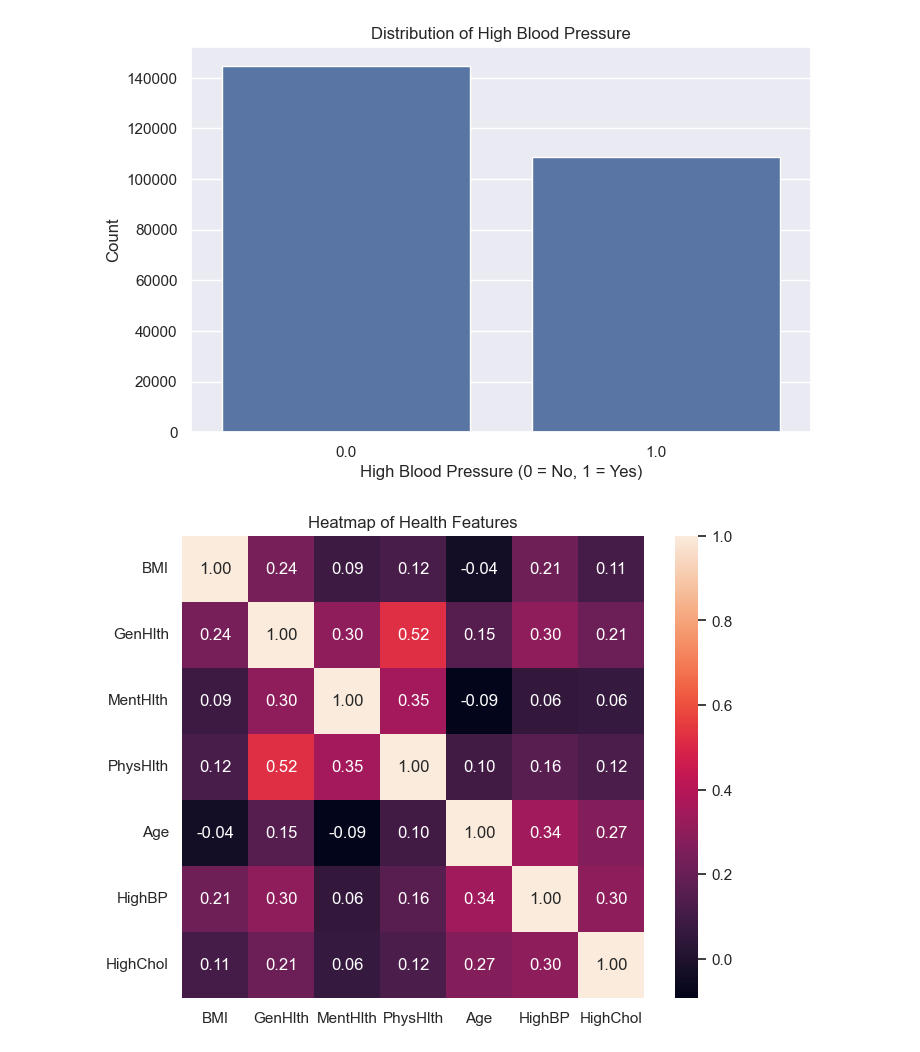
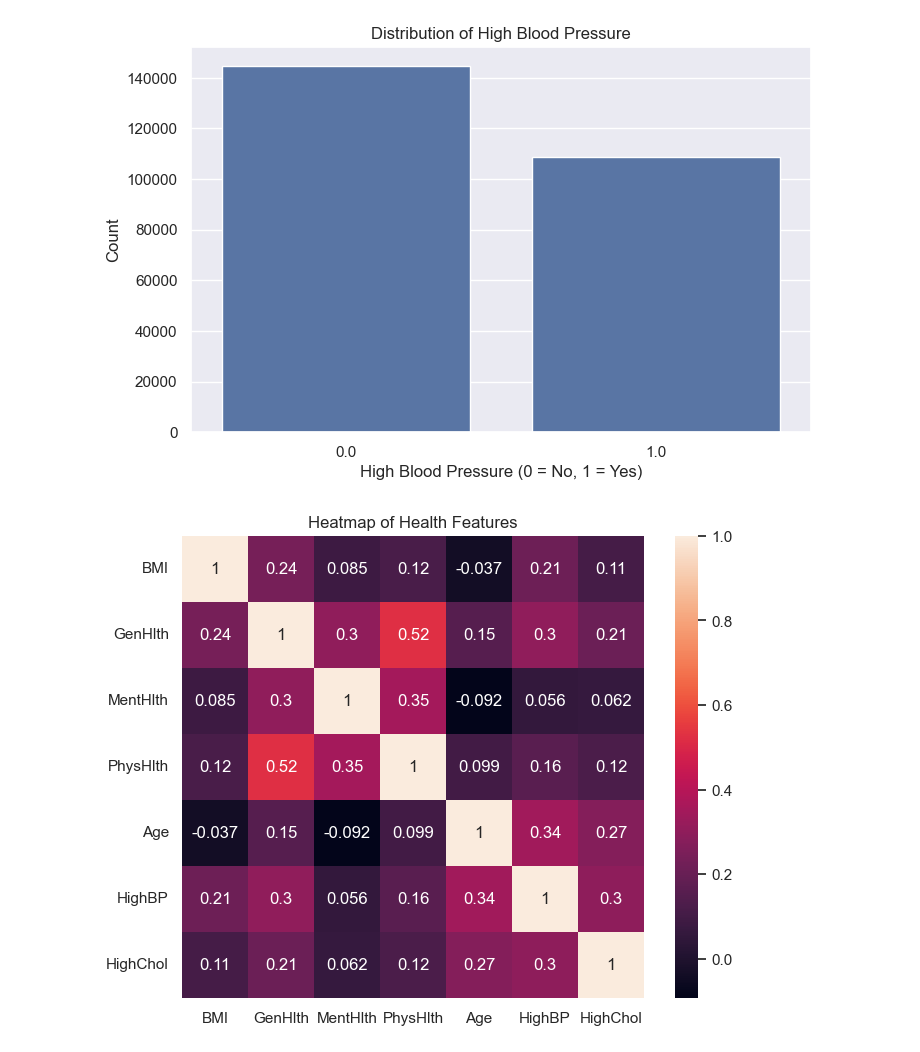
Before and after one commit to Ephab/University-ML, a Jupyter notebook: lab3/lab3.ipynb, the cells around one changed output. Saved outputs shown, nothing was run; the diff lists cells and outputs as text; code cells hidden in the pictures.

```diff
--- a/lab3/lab3.ipynb
+++ b/lab3/lab3.ipynb
@@ -137,16 +137,14 @@ Text(0, 0.5, 'Count')
 # %%
 cols = ["BMI", "GenHlth", "MentHlth", "PhysHlth", "Age", "HighBP", "HighChol"]
 
 corr = df[cols].corr()
 plt.figure(figsize=(8, 6))
 sns.heatmap(
     corr,
     annot=True,
-    fmt=".2f",
-    square=True,
 )
 plt.title("Heatmap of Health Features")
 plt.yticks(rotation=0)
 plt.show()
 # %% [output]
-[figure, old version]
+[figure, new version]
```
Also changed, not shown: parts of 6 cells of this notebook, 1 other file.
